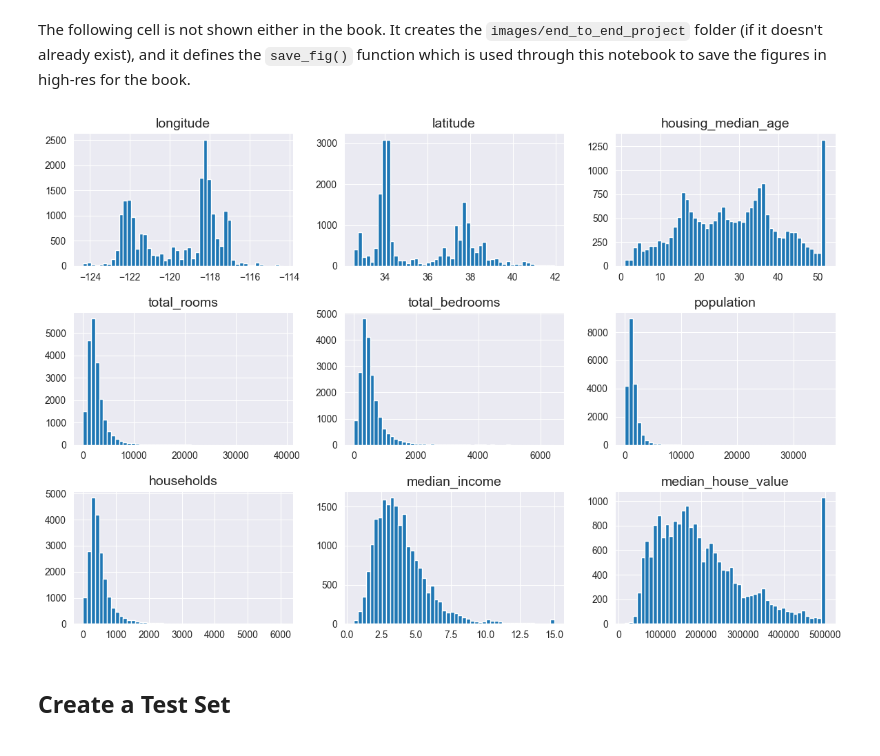
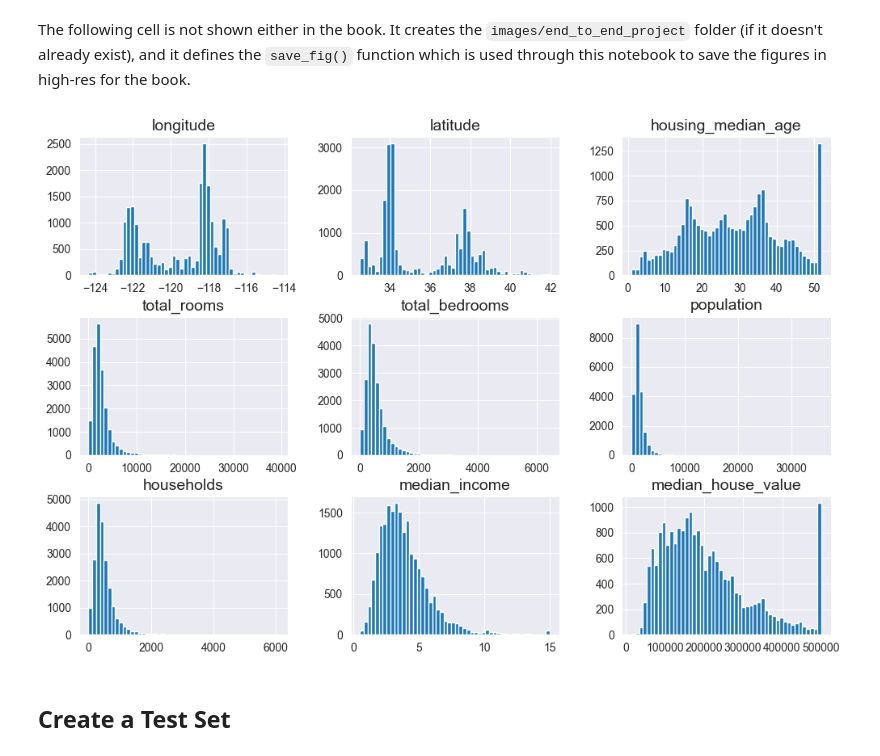
Before and after one commit to Khalidallam222/SHAI-Khalid-Allam, a Jupyter notebook: Task 5/02_end_to_end_machine_learning_project.ipynb, the cells around one changed output. Saved outputs shown, nothing was run; the diff lists cells and outputs as text; code cells hidden in the pictures.

```diff
--- a/Task 5/02_end_to_end_machine_learning_project.ipynb
+++ b/Task 5/02_end_to_end_machine_learning_project.ipynb
@@ -120,18 +120,18 @@ def save_fig(fig_id, tight_layout=True, fig_extension="png", resolution=300):
 # %%
 import matplotlib.pyplot as plt
 
 # extra code – the next 5 lines define the default font sizes
 plt.rc('font', size=14)
 plt.rc('axes', labelsize=14, titlesize=14)
 plt.rc('legend', fontsize=14)
 plt.rc('xtick', labelsize=10)
 plt.rc('ytick', labelsize=10)
 
 housing.hist(bins=50, figsize=(12, 8))
-save_fig("attribute_histogram_plots")  # extra code
+# save_fig("attribute_histogram_plots")  # extra code
 plt.show()
 # %% [output]
-[figure, old version]
+[figure, new version]
 # %% [markdown]
 ## Create a Test Set
 # %%
```
Also changed, not shown: parts of 12 cells of this notebook, 1 other file.
